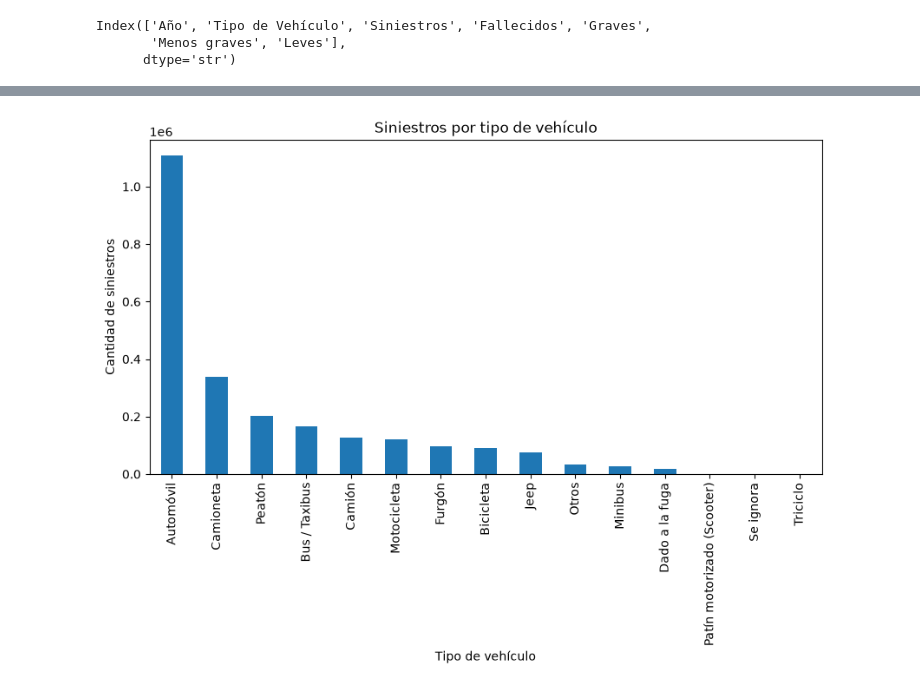
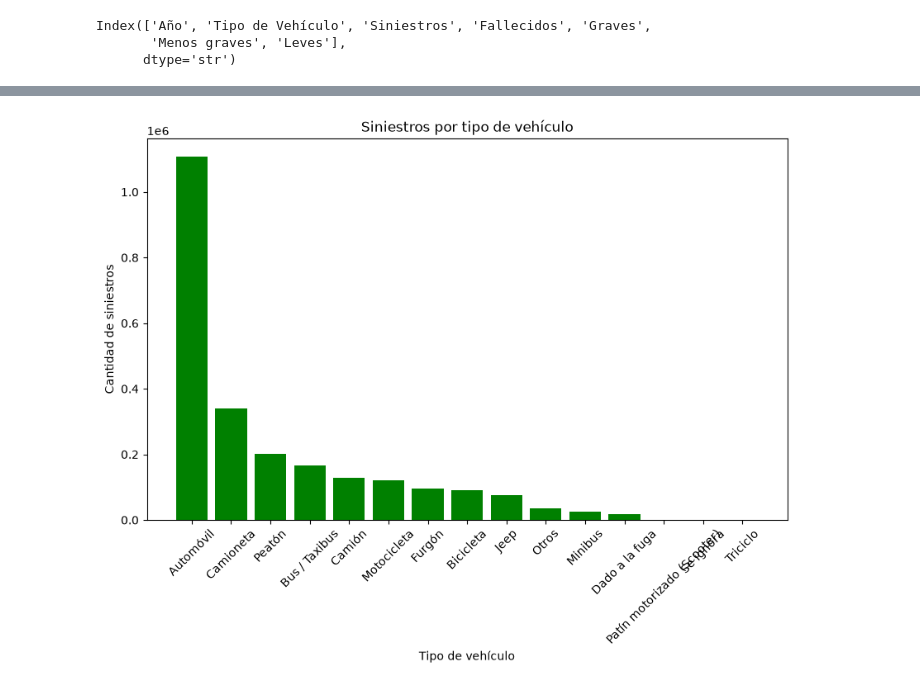
Before and after one commit to martinluksic/analisis-accidentes, a Jupyter notebook: notebooks/analisis_accidentes.ipynb, the cells around one changed output, grey strips where cells are left out. Drawn from its saved outputs; the diff is of its cells as text; code cells hidden in the pictures.

```diff
--- a/notebooks/analisis_accidentes.ipynb
+++ b/notebooks/analisis_accidentes.ipynb
@@ -21,8 +23,5 @@ Proyecto: Análisis de Accidentes de Tránsito en Chile
 # %%
-import pandas as pd
-
-df = pd.read_csv(r"C:\Users\marti\OneDrive\Escritorio\Repo\data\acc.csv")
-
+df = pd.read_csv("C:/Users/marti/OneDrive/Escritorio/Repo/data/acc.csv")
 df.head()
 # %% [output]
 |  | Año | Tipo de Vehículo | Siniestros | Fallecidos | Graves | Menos graves | Leves |
@@ -57,6 +83,7 @@ Index(['Año', 'Tipo de Vehículo', 'Siniestros', 'Fallecidos', 'Graves',
 # %%
 siniestros_por_vehiculo = (
-df.groupby("Tipo de Vehículo")["Siniestros"]
-.sum()
-.sort_values(ascending=False)
+    df.groupby("Tipo de Vehículo")[["Siniestros", "Fallecidos"]]
+      .sum()
+
 )
+print(siniestros_por_vehiculo)
@@ -83,15 +152,18 @@ Name: Siniestros, dtype: int64
 # %%
-import matplotlib.pyplot as plt
+plt.figure(figsize=(10,6))
 
-siniestros_por_vehiculo.plot(
-    kind="bar",
-    figsize=(10,5)
+plt.bar(
+    siniestros_por_vehiculo.index,
+    siniestros_por_vehiculo.values,
+    color="green"
 )
 
 plt.title("Siniestros por tipo de vehículo")
 plt.xlabel("Tipo de vehículo")
 plt.ylabel("Cantidad de siniestros")
 
+plt.xticks(rotation=45)
+
 plt.show()
 # %% [output]
-[figure, old version]
+[figure, new version]
```
Also changed, not shown: parts of 20 cells of this notebook.
